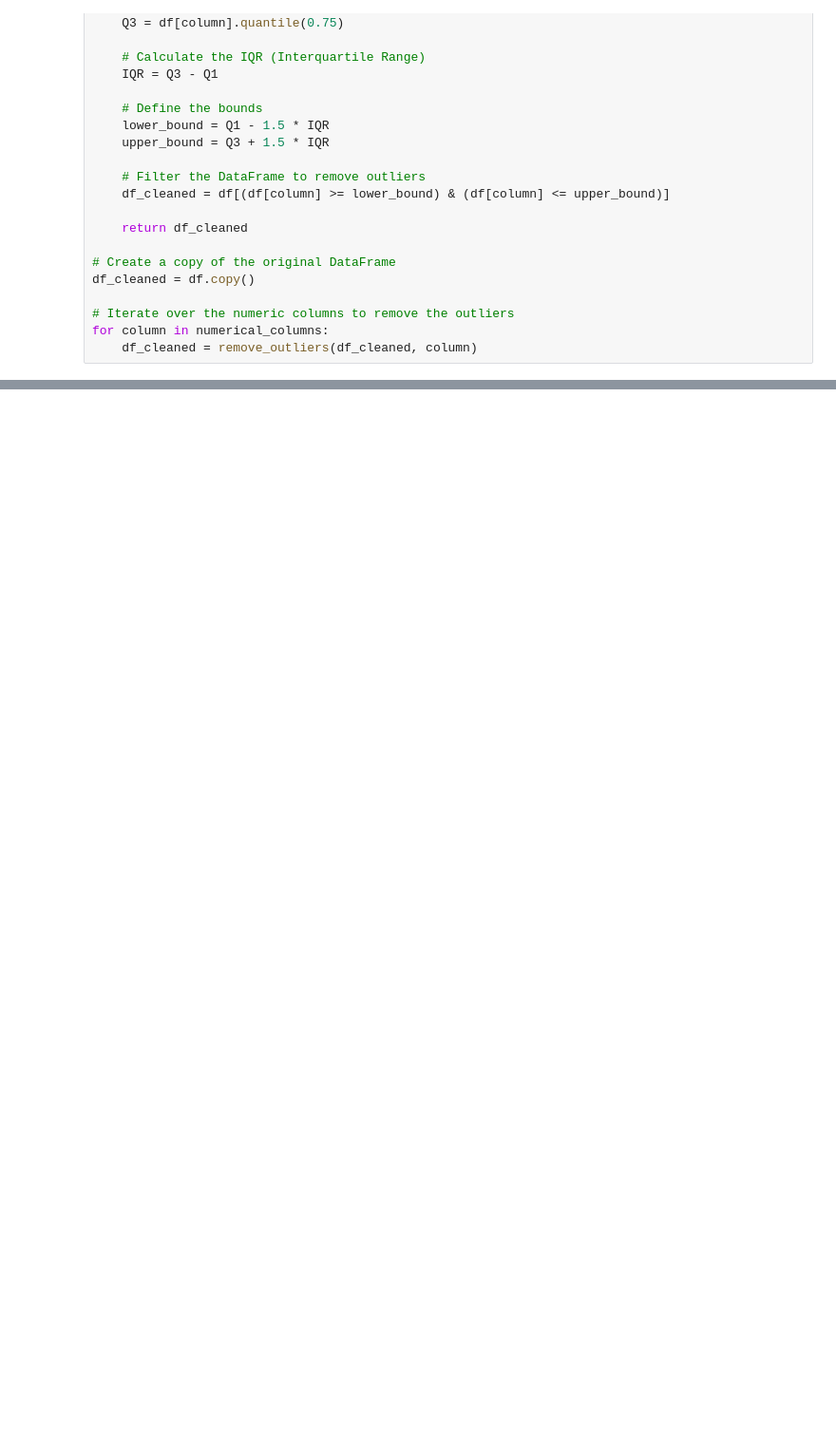
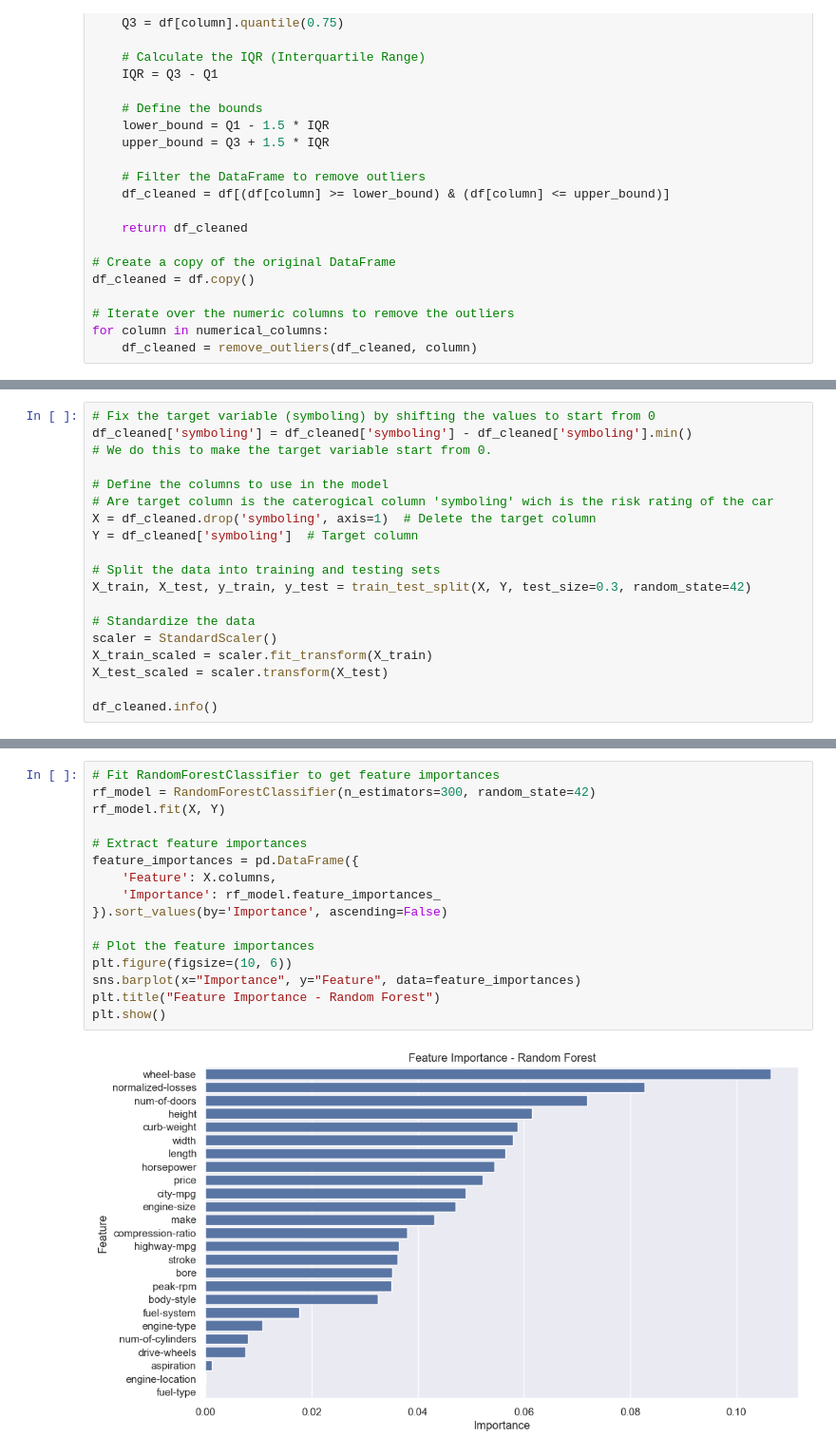
Before and after one commit to alejandro945/insurance-risk, a Jupyter notebook: src/main.ipynb, the cells around one changed output, grey strips where cells are left out. Shown at 95% size. Drawn from its saved outputs; the diff is of its cells as text; blank space fills up the shorter version.

Commit message:
evaluation and models

```diff
--- a/src/main.ipynb
+++ b/src/main.ipynb
@@ -573,0 +651,19 @@ for column in numerical_columns:
+# %%
+# Fix the target variable (symboling) by shifting the values to start from 0
+df_cleaned['symboling'] = df_cleaned['symboling'] - df_cleaned['symboling'].min()
+# We do this to make the target variable start from 0.
+
+# Define the columns to use in the model
+# Are target column is the caterogical column 'symboling' wich is the risk rating of the car
+X = df_cleaned.drop('symboling', axis=1)  # Delete the target column
+Y = df_cleaned['symboling']  # Target column
+
+# Split the data into training and testing sets
+X_train, X_test, y_train, y_test = train_test_split(X, Y, test_size=0.3, random_state=42)
+
+# Standardize the data
+scaler = StandardScaler()
+X_train_scaled = scaler.fit_transform(X_train)
+X_test_scaled = scaler.transform(X_test)
+
+df_cleaned.info()
@@ -573,0 +688,18 @@ for column in numerical_columns:
+# %%
+# Fit RandomForestClassifier to get feature importances
+rf_model = RandomForestClassifier(n_estimators=300, random_state=42)
+rf_model.fit(X, Y)
+
+# Extract feature importances
+feature_importances = pd.DataFrame({
+    'Feature': X.columns,
+    'Importance': rf_model.feature_importances_
+}).sort_values(by='Importance', ascending=False)
+
+# Plot the feature importances
+plt.figure(figsize=(10, 6))
+sns.barplot(x="Importance", y="Feature", data=feature_importances)
+plt.title("Feature Importance - Random Forest")
+plt.show()
+# %% [output]
+[figure, added]
```
Also changed, not shown: parts of 21 cells of this notebook.
